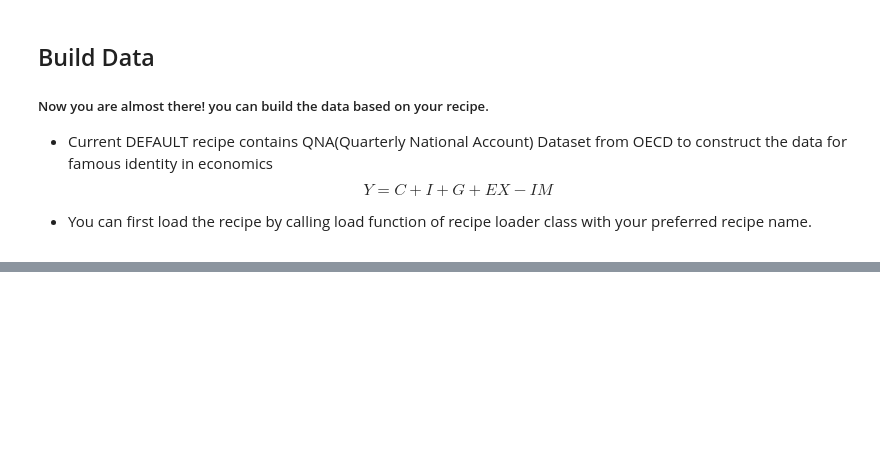
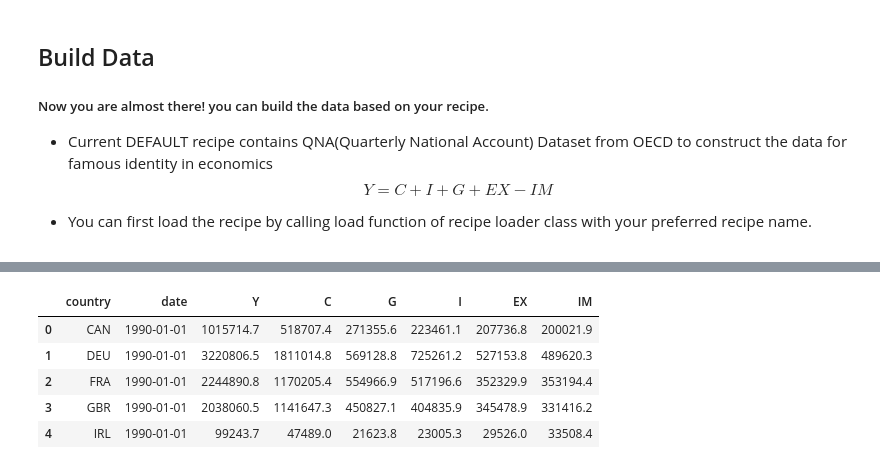
Before and after one commit to minkeymouse/oecddatabuilder, a Jupyter notebook: tutorial/tutorial.ipynb, the cells around one changed output, grey strips where cells are left out. Cells and saved outputs as stored; diff of their text form; code cells hidden in the pictures; blank space fills up the shorter version.

```diff
--- a/tutorial/tutorial.ipynb
+++ b/tutorial/tutorial.ipynb
@@ -120,0 +228,9 @@ INFO:oecddatabuilder.recipe_loader:User configuration loaded for group 'DEFAULT'
+# %%
+df.head()
+# %% [output]
+|  | country | date | Y | C | G | I | EX | IM |
+| 0 | CAN | 1990-01-01 | 1015714.7 | 518707.4 | 271355.6 | 223461.1 | 207736.8 | 200021.9 |
+| 1 | DEU | 1990-01-01 | 3220806.5 | 1811014.8 | 569128.8 | 725261.2 | 527153.8 | 489620.3 |
+| 2 | FRA | 1990-01-01 | 2244890.8 | 1170205.4 | 554966.9 | 517196.6 | 352329.9 | 353194.4 |
+| 3 | GBR | 1990-01-01 | 2038060.5 | 1141647.3 | 450827.1 | 404835.9 | 345478.9 | 331416.2 |
+| 4 | IRL | 1990-01-01 | 99243.7 | 47489.0 | 21623.8 | 23005.3 | 29526.0 | 33508.4 |
```
Also changed, not shown: parts of 22 cells of this notebook, 10 other files.
